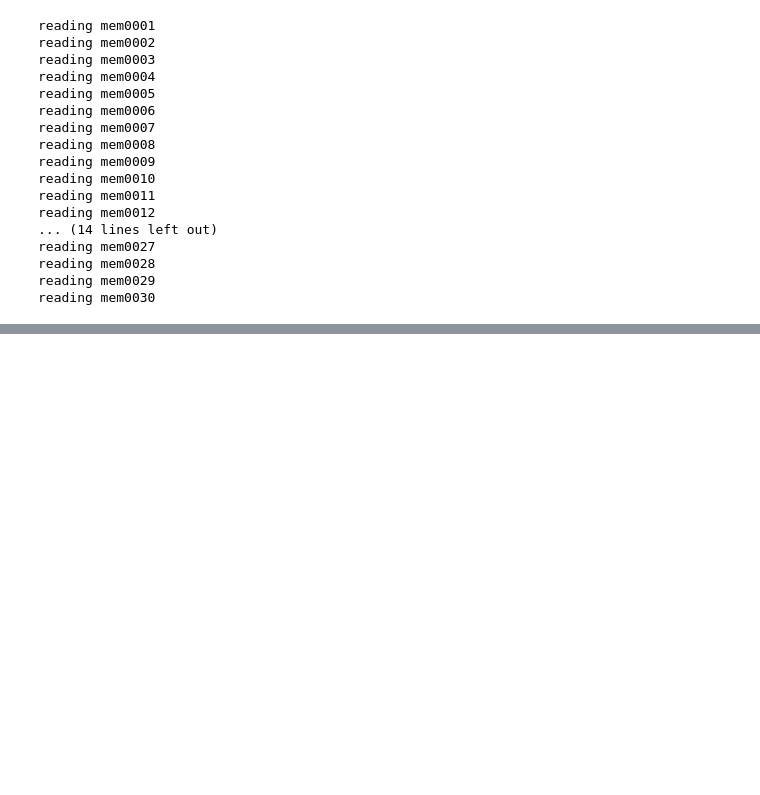
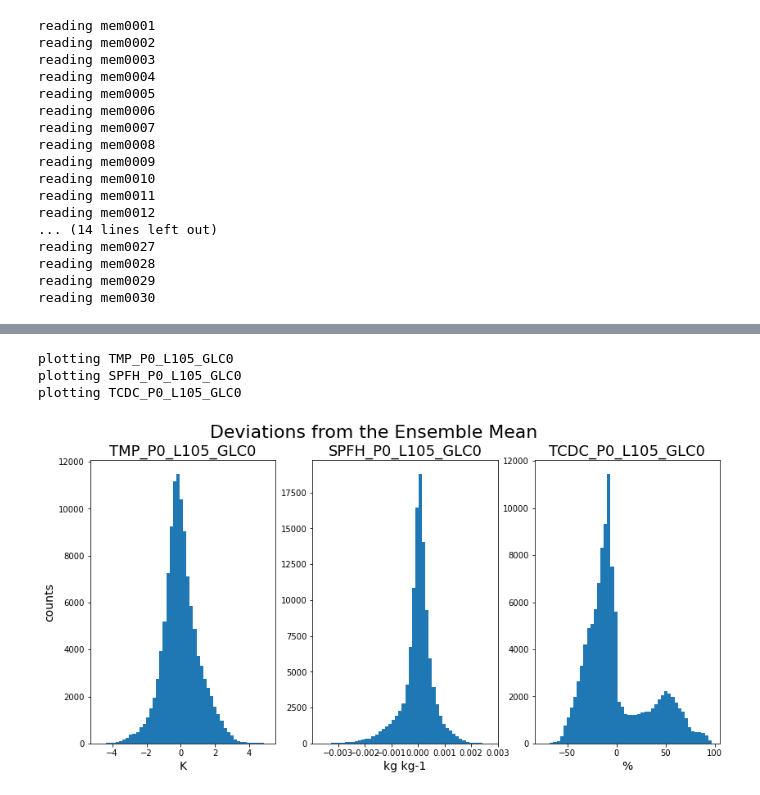
Before and after one commit to ShawnMurdzek-NOAA/py_scripts, a Jupyter notebook: cloud_da/probing_rrfs_ensemble.ipynb, the cells around one changed output, grey strips where cells are left out. Cells and saved outputs as stored; diff of their text form; code cells hidden in the pictures; blank space fills up the shorter version.

```diff
--- a/cloud_da/probing_rrfs_ensemble.ipynb
+++ b/cloud_da/probing_rrfs_ensemble.ipynb
@@ -284,0 +324,27 @@ plt.savefig(save_fname)
+# %%
+"""
+Plot Histograms of Deviations from Ensemble Mean
+"""
+
+save_fname = 'error_hist_TX.png'
+
+###
+
+fig, axes = plt.subplots(nrows=1, ncols=len(bec_vars), figsize=(12, 6))
+plt.subplots_adjust(left=0.1, bottom=0.08, right=0.99, top=0.88, wspace=0.2)
+for i, v in enumerate(bec_vars):
+    print('plotting %s' % v)
+    ax = axes[i]
+    idx = np.where(state_matrix['vars'] == v)[0]
+    ax.hist(state_matrix['errors'][idx].flatten(), bins=50)
+    ax.set_title(v, size=18)
+    ax.set_xlabel(ens_output[0][v].attrs['units'], size=14)
+
+axes[0].set_ylabel('counts', size=14)
+plt.suptitle('Deviations from the Ensemble Mean', size=22)
+plt.savefig(save_fname)
+# %% [output]
+plotting TMP_P0_L105_GLC0
+plotting SPFH_P0_L105_GLC0
+plotting TCDC_P0_L105_GLC0
+[figure, added]
```
Also changed, not shown: parts of 10 cells of this notebook.
